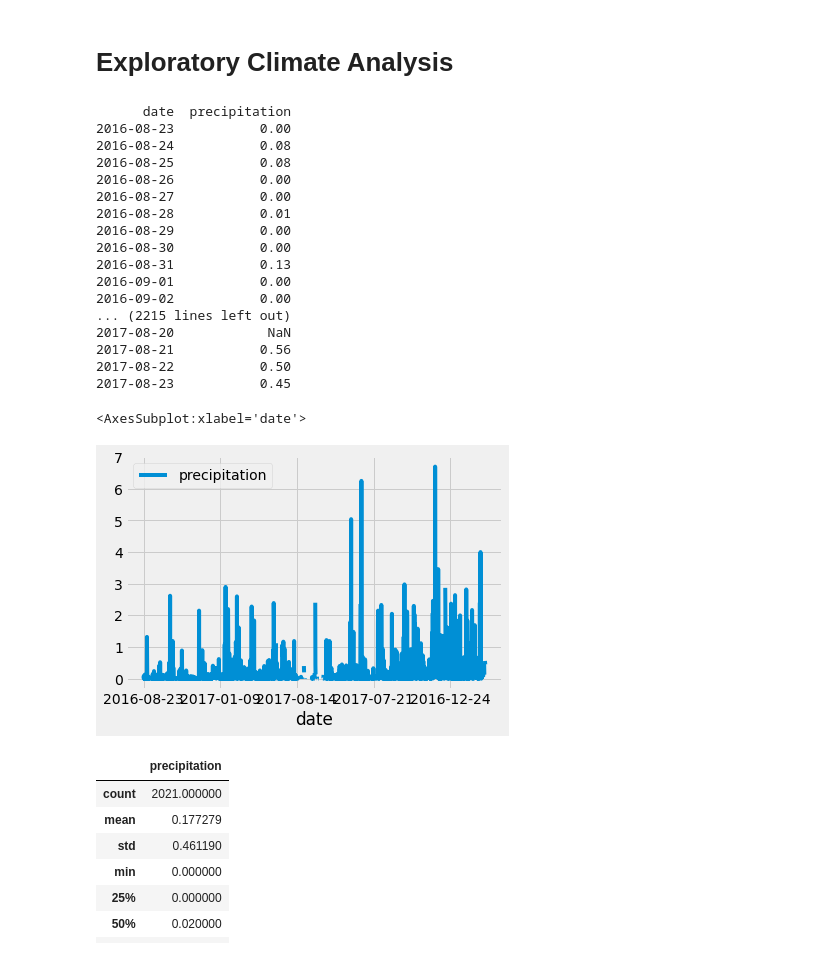
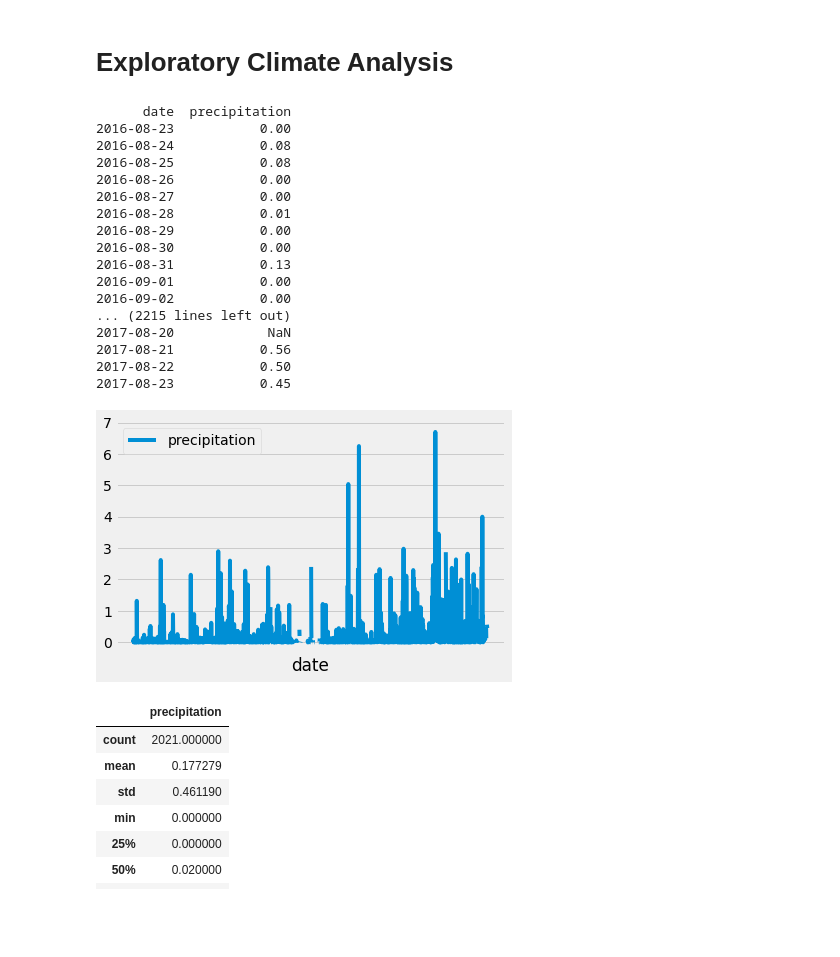
Before and after one commit to Cassiexu123/surfs_up, a Jupyter notebook: climate_analysis.ipynb, the cells around one changed output. Drawn from its saved outputs; the diff is of its cells as text; code cells hidden in the pictures; blank space fills up the shorter version.

```diff
--- a/climate_analysis.ipynb
+++ b/climate_analysis.ipynb
@@ -50,35 +50,38 @@ prev_year = dt.date(2017, 8, 23) - dt.timedelta(days=365)
 # Perform a query to retrieve the data and precipitation scores
 results = session.query(Measurement.date, Measurement.prcp).filter(Measurement.date >= prev_year).all()
 #print(results)
 # Save the query results as a Pandas DataFrame and set the index to the date column
 df = pd.DataFrame(results, columns=['date','precipitation'])
 df.set_index(df['date'], inplace=True)
 
 
 # Sort the dataframe by date
 print(df.to_string(index=False))
 # Use Pandas Plotting with Matplotlib to plot the data
 df.plot()
+plt.xticks([])
+plt.savefig('Images/precipitation.png')
+plt.tight_layout()
+plt.show()
 # %% [output]
       date  precipitation
 2016-08-23           0.00
 2016-08-24           0.08
 2016-08-25           0.08
 2016-08-26           0.00
 2016-08-27           0.00
 2016-08-28           0.01
 2016-08-29           0.00
 2016-08-30           0.00
 2016-08-31           0.13
 2016-09-01           0.00
 2016-09-02           0.00
 ... (2215 lines left out)
 2017-08-20            NaN
 2017-08-21           0.56
 2017-08-22           0.50
 2017-08-23           0.45
-<AxesSubplot:xlabel='date'>
-[figure, old version]
+[figure, new version]
 # %%
 # Use Pandas to calcualte the summary statistics for the precipitation data
 df.describe()
```
Also changed, not shown: parts of 2 cells of this notebook, 9 other files.
